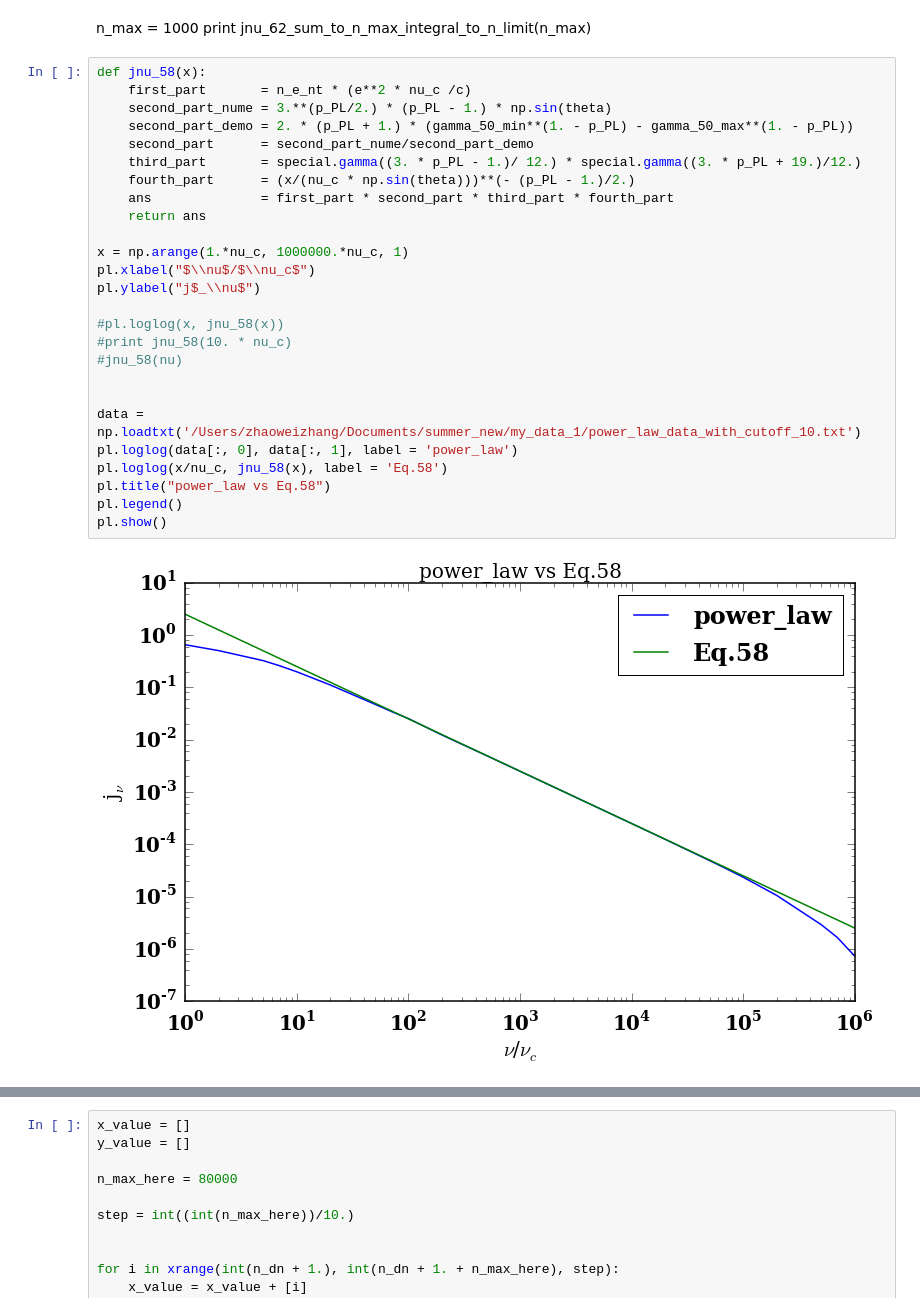
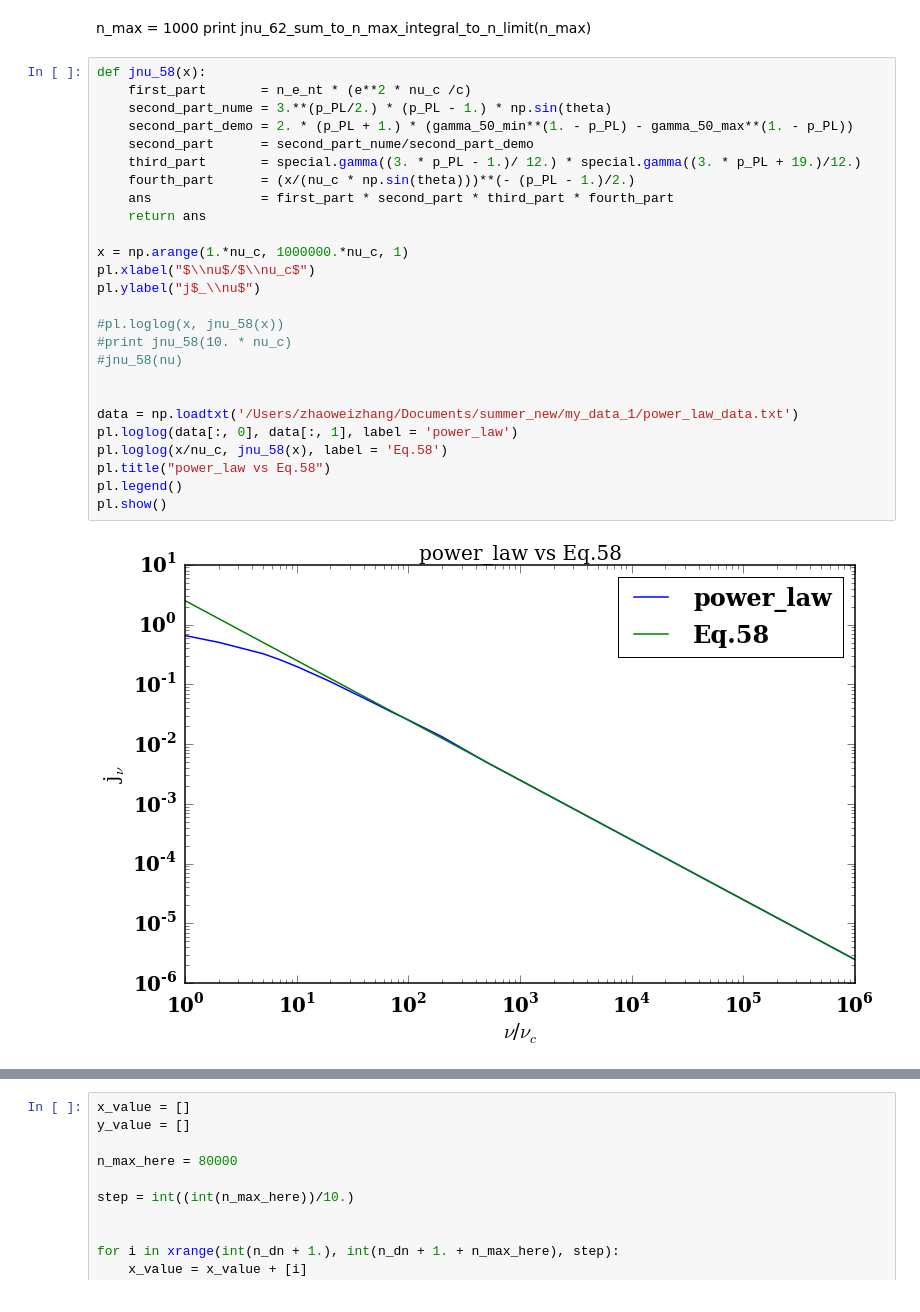
Before and after one commit to ZhaoweiZ/kappa_summer, a Jupyter notebook: power_law_dist.ipynb, the cells around one changed output, grey strips where cells are left out. Saved outputs shown, nothing was run; the diff lists cells and outputs as text.

```diff
--- a/power_law_dist.ipynb
+++ b/power_law_dist.ipynb
@@ -220,29 +222,29 @@ print jnu_62_sum_to_n_max_integral_to_n_limit(n_max)
 # %%
 def jnu_58(x):
     first_part       = n_e_nt * (e**2 * nu_c /c)
     second_part_nume = 3.**(p_PL/2.) * (p_PL - 1.) * np.sin(theta)
     second_part_demo = 2. * (p_PL + 1.) * (gamma_50_min**(1. - p_PL) - gamma_50_max**(1. - p_PL))
     second_part      = second_part_nume/second_part_demo
     third_part       = special.gamma((3. * p_PL - 1.)/ 12.) * special.gamma((3. * p_PL + 19.)/12.)
     fourth_part      = (x/(nu_c * np.sin(theta)))**(- (p_PL - 1.)/2.)
     ans              = first_part * second_part * third_part * fourth_part
     return ans
 
 x = np.arange(1.*nu_c, 1000000.*nu_c, 1)
 pl.xlabel("$\\nu$/$\\nu_c$")
 pl.ylabel("j$_\\nu$")
 
 #pl.loglog(x, jnu_58(x))
 #print jnu_58(10. * nu_c)
 #jnu_58(nu)
 
 
-data = np.loadtxt('/Users/zhaoweizhang/Documents/summer_new/my_data_1/power_law_data_with_cutoff_10.txt')
+data = np.loadtxt('/Users/zhaoweizhang/Documents/summer_new/my_data_1/power_law_data.txt')
 pl.loglog(data[:, 0], data[:, 1], label = 'power_law')
 pl.loglog(x/nu_c, jnu_58(x), label = 'Eq.58')
 pl.title("power_law vs Eq.58")
 pl.legend()
 pl.show()
 # %% [output]
-[figure, old version]
+[figure, new version]
 # %%
```
Also changed, not shown: parts of 2 cells of this notebook, 4 other files.
